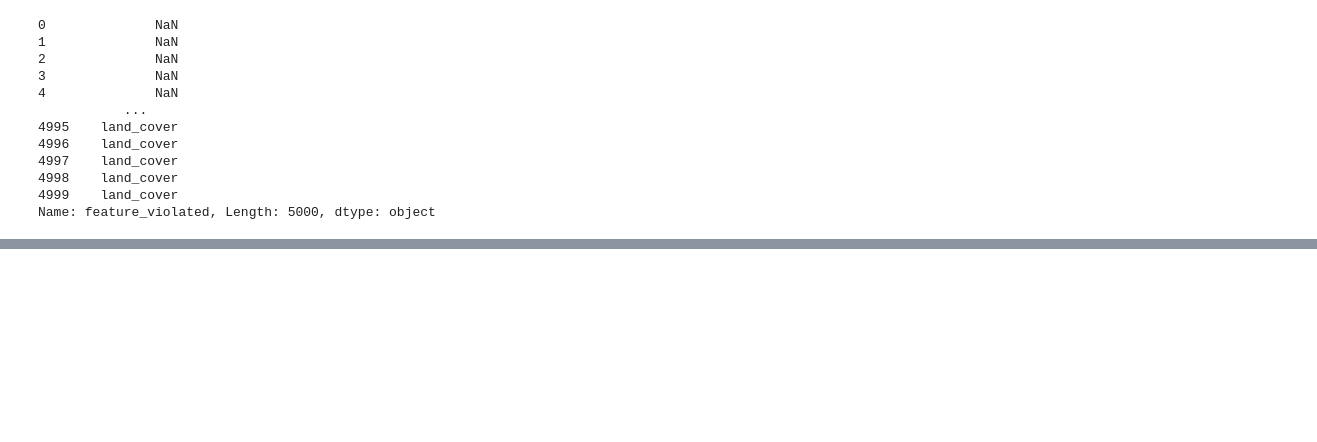
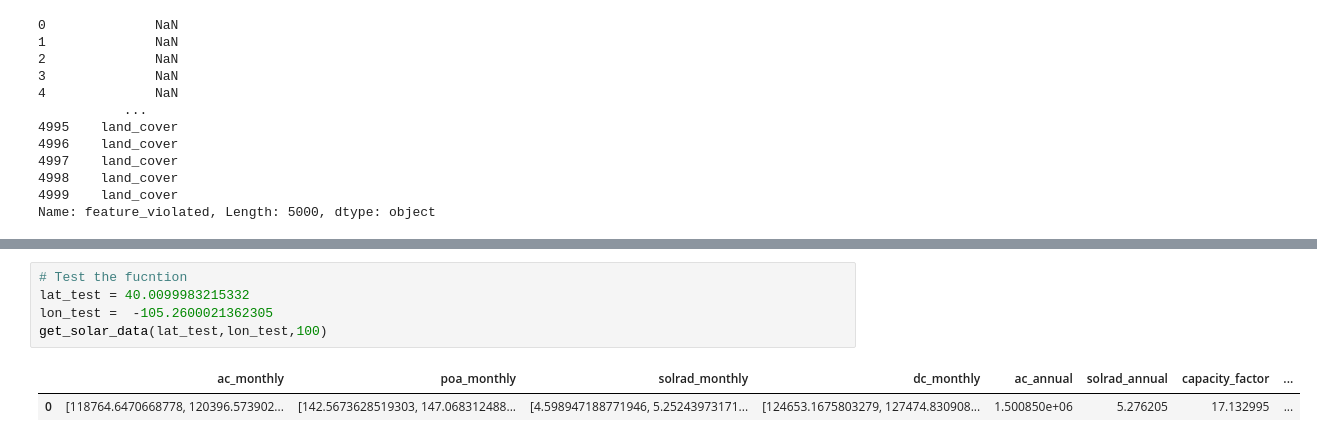
Before and after one commit to hrhampapura/SolarFarmPrediction, a Jupyter notebook: data_code/PVWatts_output.ipynb, the cells around one changed output, grey strips where cells are left out. Saved outputs shown, nothing was run; the diff lists cells and outputs as text; blank space fills up the shorter version.

```diff
--- a/data_code/PVWatts_output.ipynb
+++ b/data_code/PVWatts_output.ipynb
@@ -744,0 +788,8 @@ Name: feature_violated, Length: 5000, dtype: object
+# %%
+# Test the fucntion
+lat_test = 40.0099983215332
+lon_test =  -105.2600021362305
+get_solar_data(lat_test,lon_test,100)
+# %% [output]
+|  | ac_monthly | poa_monthly | solrad_monthly | dc_monthly | ac_annual | solrad_annual | capacity_factor | ... |
+| 0 | [118764.6470668778, 120396.573902... | [142.5673628519303, 147.068312488... | [4.598947188771946, 5.25243973171... | [124653.1675803279, 127474.830908... | 1.500850e+06 | 5.276205 | 17.132995 | ... |
```
Also changed, not shown: parts of 3 cells of this notebook, 1 other file.
